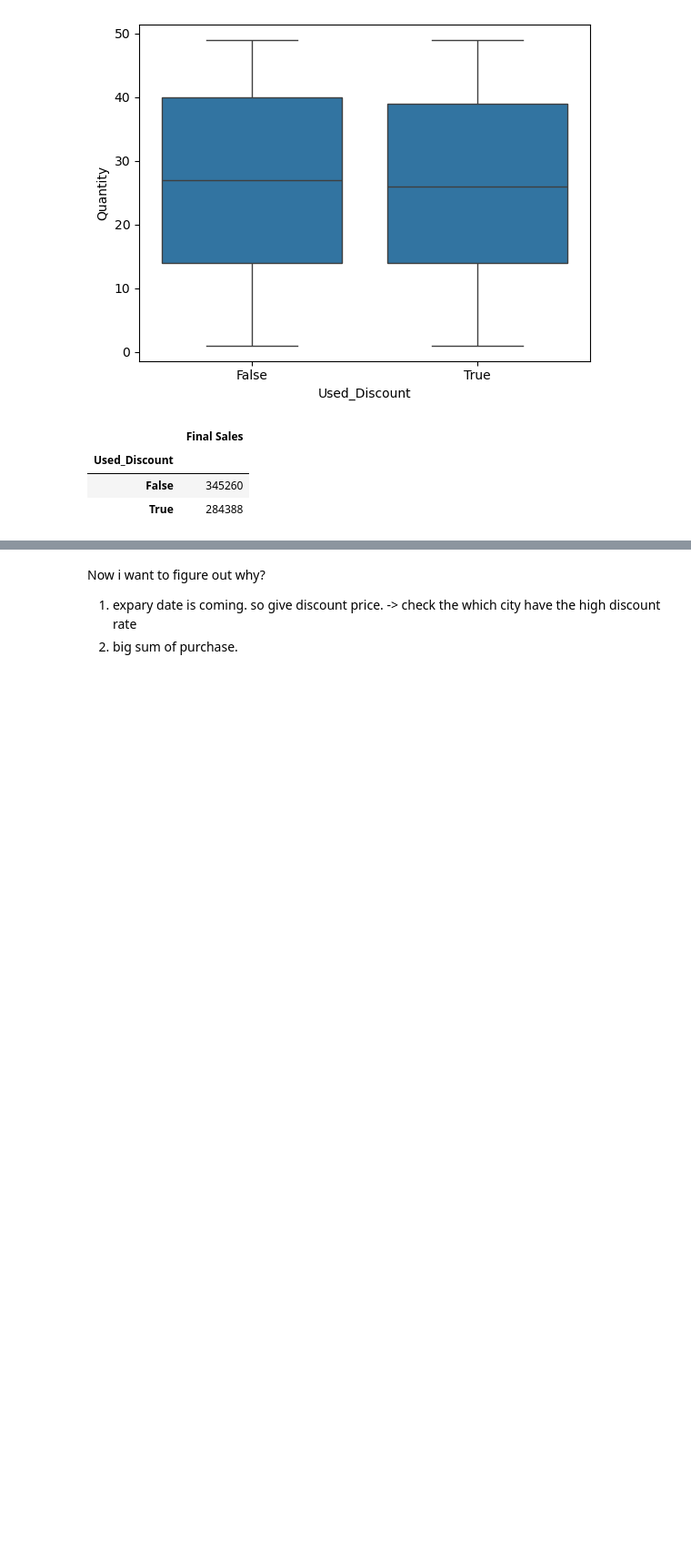
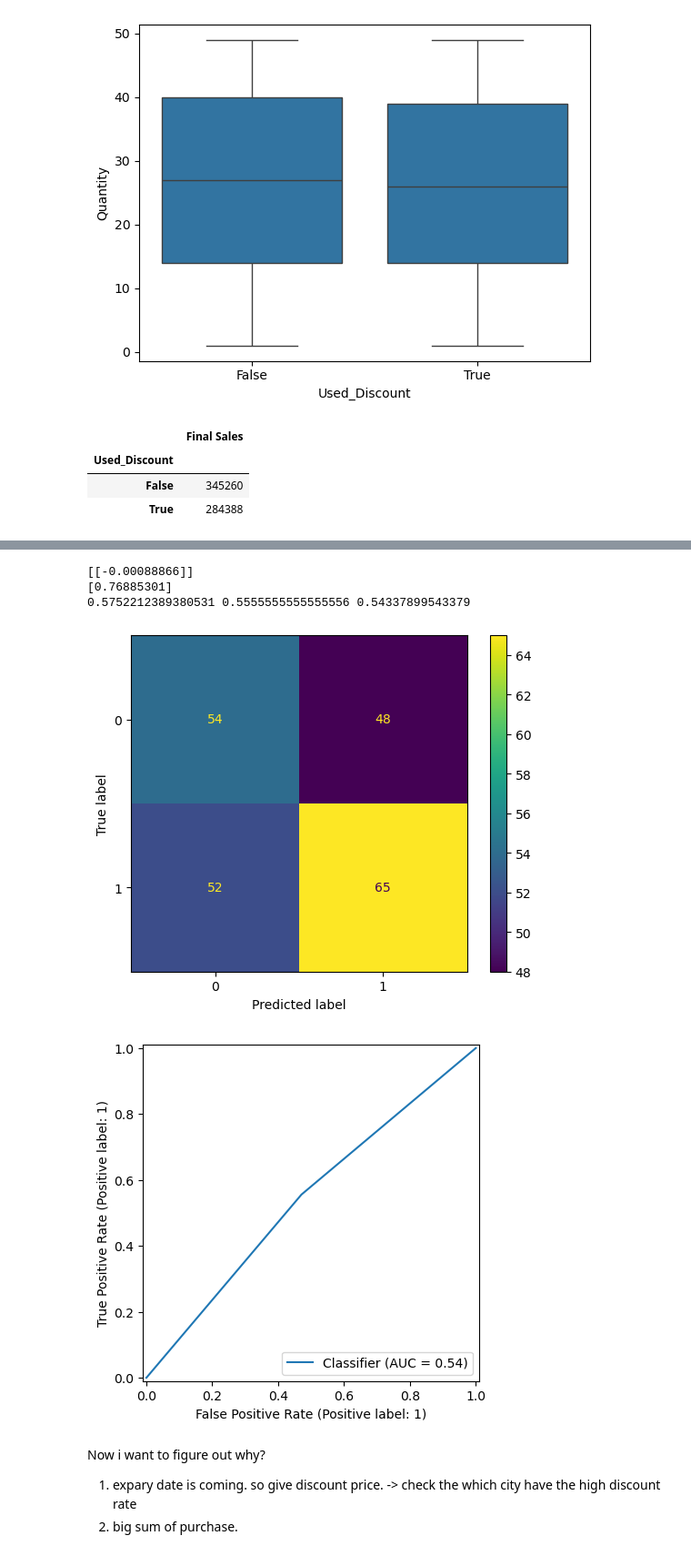
Before and after one commit to soonn22/CoffeeBeanSales, a Jupyter notebook: Analysis.ipynb, the cells around one changed output, grey strips where cells are left out. Shown at 91% size. Saved outputs shown, nothing was run; the diff lists cells and outputs as text; code cells hidden in the pictures; blank space fills up the shorter version.

```diff
--- a/Analysis.ipynb
+++ b/Analysis.ipynb
@@ -709,3 +697,46 @@ plt.show()
+# %%
+from sklearn.linear_model import LogisticRegression
+clf = LogisticRegression()
+x = df[['Final Sales']]
+y = df['Used_Discount'].astype(int)
+
+
+x_train,x_test, y_train,y_test = train_test_split(x, y, test_size = 0.3, random_state = 42)
+
+clf = clf.fit(x_train,y_train)
+
+print(clf.coef_)
+print(clf.intercept_)
+
+# sns.regplot(x= x,y = y, logistic = True)
+
+y_pred = clf.predict(x_test)
+
+y_pred_pro = clf.predict_proba(x_test)[::,-1]
+
+import sklearn.metrics as metrics
+
+cm = metrics.confusion_matrix(y_test, y_pred, labels = clf.classes_)
+disp = metrics.ConfusionMatrixDisplay(confusion_matrix = cm, display_labels = clf.classes_)
+disp.plot()
+
+precision = metrics.precision_score(y_test,y_pred)
+recall = metrics.recall_score(y_test,y_pred)
+accuracy = metrics.accuracy_score(y_test,y_pred)
+
+print( precision, recall, accuracy)
+
+import matplotlib.pyplot as plt
+from sklearn.metrics import RocCurveDisplay
+
+RocCurveDisplay.from_predictions(y_test, y_pred)
+plt.show()
+# %% [output]
+[[-0.00088866]]
+[0.76885301]
+0.5752212389380531 0.5555555555555556 0.54337899543379
+[figure, added]
+[figure, added]
 # %% [markdown]
 Now i want to figure out why?
 1. expary date is coming. so give discount price. -> check the which city have the high discount rate
```
Also changed, not shown: parts of 21 cells of this notebook, 9 other files.
